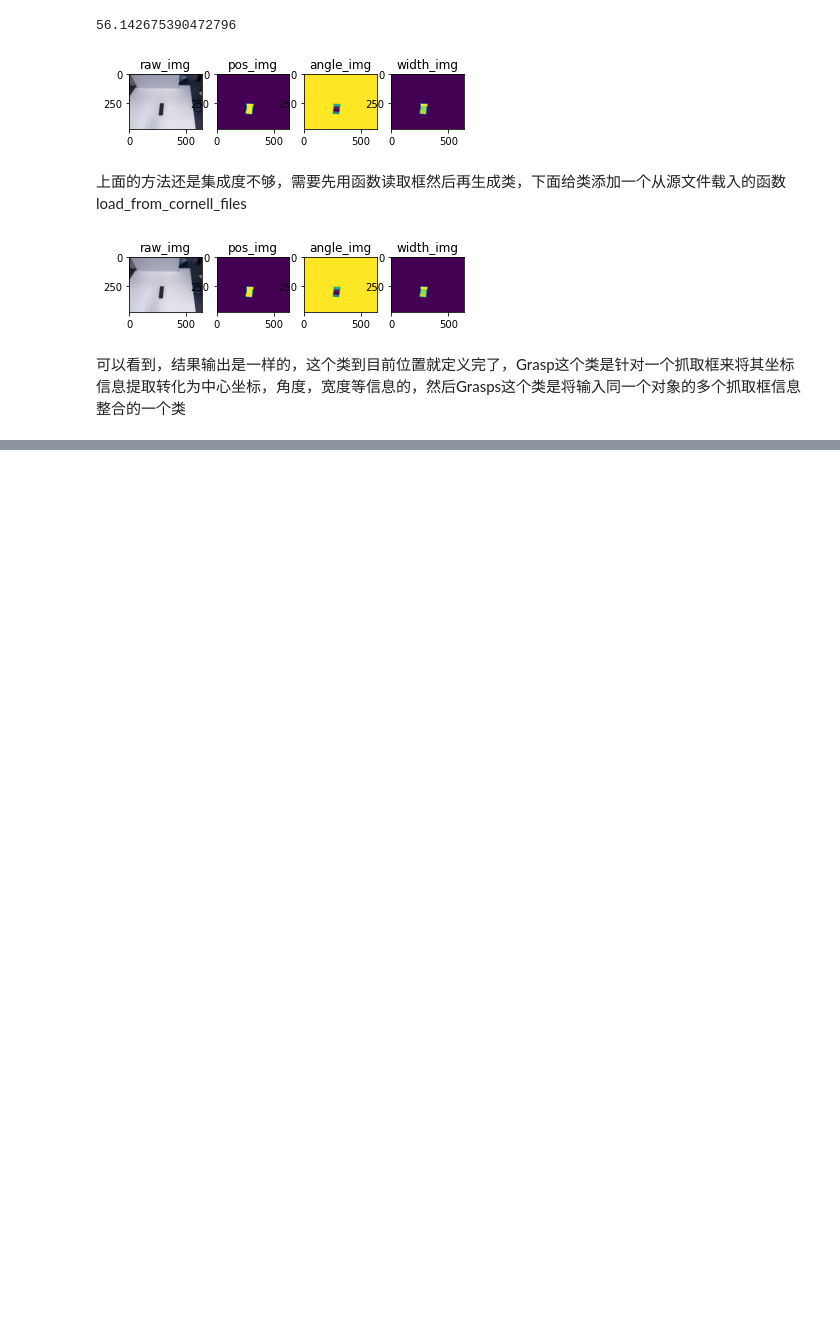
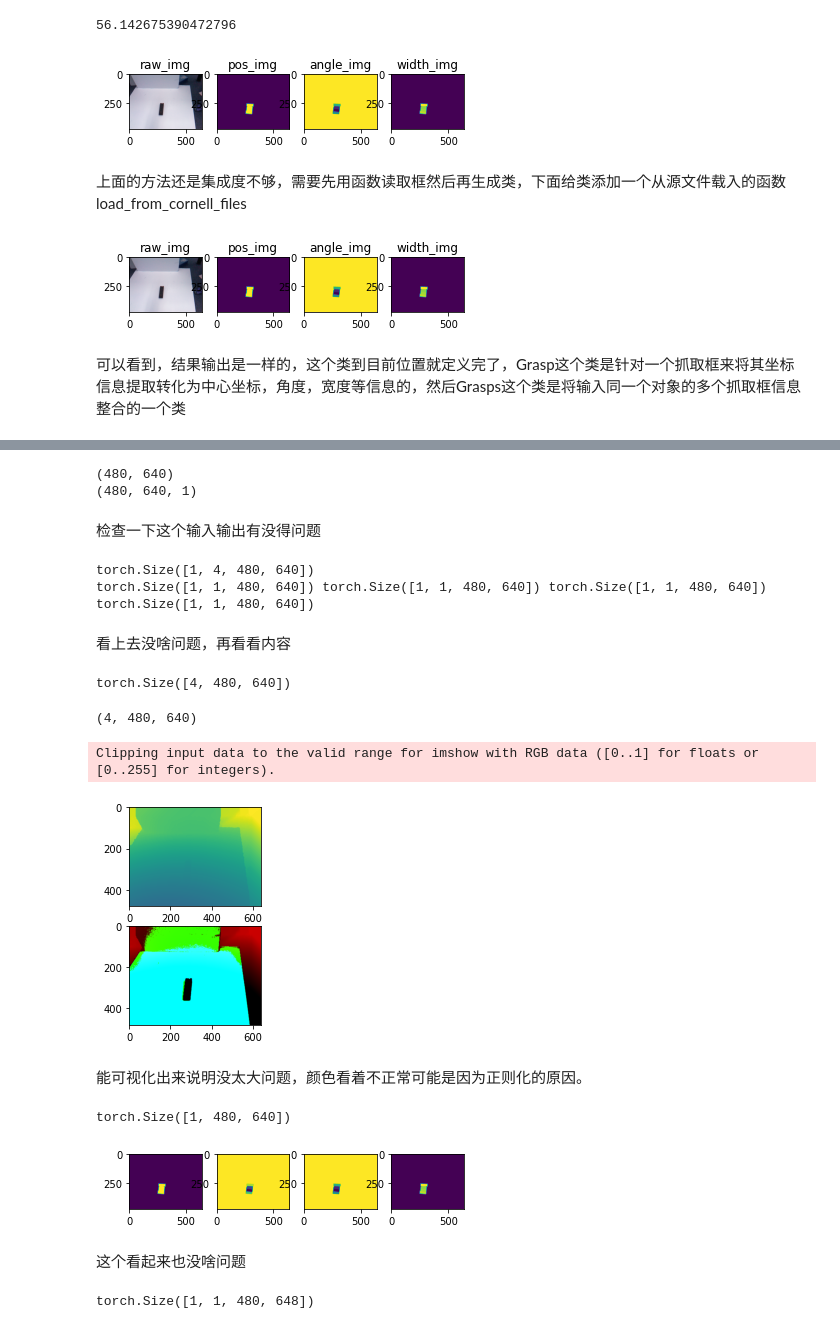
Before and after one commit to OneOneLiu/ggcnn_cornell_dataset, a Jupyter notebook: net_data_stream.ipynb, the cells around one changed output, grey strips where cells are left out. Cells and saved outputs as stored; diff of their text form; code cells hidden in the pictures; blank space fills up the shorter version.

```diff
--- a/net_data_stream.ipynb
+++ b/net_data_stream.ipynb
@@ -77,7 +77,8 @@ print(class1.img == class2.img)
 # %% [markdown]
 下面为其添加一些需要用到的预处理操作
 # %%
-import cv2
+#import cv2 #这块本来是用cv2.imread来做读取的，后面发现读不了tiff，所以就改用imageio了
+from imageio import imread
 import numpy as np
 
 class Image:
@@ -97,7 +98,7 @@ class Image:
         :返回 class     : 由指定路径的原始图片实例化的Image类
         :备注           : 这里用到的cls方法要学习一下
         '''
-        return cls(cv2.imread(file_path))
+        return cls(imread(file_path))
 
     def img_format(self):
         '''
@@ -152,7 +157,7 @@ class DepthImage(Image):
         :返回 class     : 由指定路径的原始图片实例化的Image类
         :备注           : 这里用到的cls方法要学习一下
         '''
-        return cls(cv2.imread(file_path))
+        return cls(imread(file_path))
 
     def normalize(self):
         '''
@@ -653,7 +659,7 @@ import torch
 
 class Cornell(torch.utils.data.Dataset):
     #载入cornell数据集的类
-    def __init__(self,file_dir,include_depth=False,include_rgb=True,output_size = 300,start = 0.0,end = 1.0):
+    def __init__(self,file_dir,include_depth=True,include_rgb=True,output_size = 300,start = 0.0,end = 1.0):
         '''
         :功能          : 数据集封装类的初始化函数，功能包括数据集读取，数据集划分，其他参数初始化等
         :参数 file_dir : str,按照官方文档的示例和之前的经验，这里需要读入数据集，所以需要指定数据的存放路径
@@ -683,7 +689,6 @@ class Cornell(torch.utils.data.Dataset):
         self.graspf = graspf[int(l*start):int(l*end)]
         self.rgbf = rgbf[int(l*start):int(l*end)]
         self.depthf = depthf[int(l*start):int(l*end)]
-        print(len(graspf))
     @staticmethod
     def numpy_to_torch(s):
         '''
@@ -737,10 +742,15 @@ class Cornell(torch.utils.data.Dataset):
         # 载入深度图像
         if self.include_depth:
             depth_img = self.get_depth(idx)
+            print(depth_img.shape)
+            print(np.expand_dims(depth_img,2).shape)
             x = self.numpy_to_torch(depth_img)
         # 载入rgb图像
         if self.include_rgb:
             rgb_img = self.get_rgb(idx)
+            #torch是要求channel-first的，检测一下，如果读进来的图片是channel-last就调整一下，ggcnn中目前我没看到在哪调整的，但肯定是做了的
+            if rgb_img.shape[2] == 3:
+                rgb_img = np.moveaxis(rgb_img,2,0)
             x = self.numpy_to_torch(rgb_img)
         if self.include_depth and self.include_rgb:#如果灰度信息和rgb信息都要的话，就把他们堆到一起构成一个四通道的输入，
             x = self.numpy_to_torch(
@@ -824,0 +904,60 @@ class Grasp_dataset(torch.utils.data.Dataset):
+# %%
+#首先准备好一个样本的数据
+cornell_data = Cornell('cornell')
+dataset = torch.utils.data.DataLoader(cornell_data,batch_size = 1)
+for x,y in dataset:
+    xc = x
+    yc = y
+    break
+# %% [output]
+(480, 640)
+(480, 640, 1)
+# %% [markdown]
+检查一下这个输入输出有没得问题
+# %%
+#先看一下形状
+print(xc.shape)
+print(yc[0].shape,yc[1].shape,yc[2].shape,yc[3].shape)
+# %% [output]
+torch.Size([1, 4, 480, 640])
+torch.Size([1, 1, 480, 640]) torch.Size([1, 1, 480, 640]) torch.Size([1, 1, 480, 640]) torch.Size([1, 1, 480, 640])
+# %% [markdown]
+看上去没啥问题，再看看内容
+# %%
+xc[0].shape
+# %% [output]
+torch.Size([4, 480, 640])
+# %%
+xc[0].data.numpy().shape
+# %% [output]
+(4, 480, 640)
+# %%
+plt.subplot(211)
+plt.imshow(xc[0][0].data.numpy())
+plt.subplot(212)
+plt.imshow(np.moveaxis(xc[0][0:3].data.numpy()*255,0,2))
+plt.show()
+# %% [output]
+Clipping input data to the valid range for imshow with RGB data ([0..1] for floats or [0..255] for integers).
+[figure, added]
+# %% [markdown]
+能可视化出来说明没太大问题，颜色看着不正常可能是因为正则化的原因。
+# %%
+yc[0][0].shape
+# %% [output]
+torch.Size([1, 480, 640])
+# %%
+plt.subplot(141)
+plt.imshow(yc[0][0][0].data.numpy())
+plt.subplot(142)
+plt.imshow(yc[1][0][0].data.numpy())
+plt.subplot(143)
+plt.imshow(yc[2][0][0].data.numpy())
+plt.subplot(144)
+plt.imshow(yc[3][0][0].data.numpy())
+
+plt.show()
+# %% [output]
+[figure, added]
+# %% [markdown]
+这个看起来也没啥问题
@@ -824,0 +969,4 @@ class Grasp_dataset(torch.utils.data.Dataset):
+# %%
+pos.shape
+# %% [output]
+torch.Size([1, 1, 480, 648])
```
Also changed, not shown: parts of 19 cells of this notebook.
